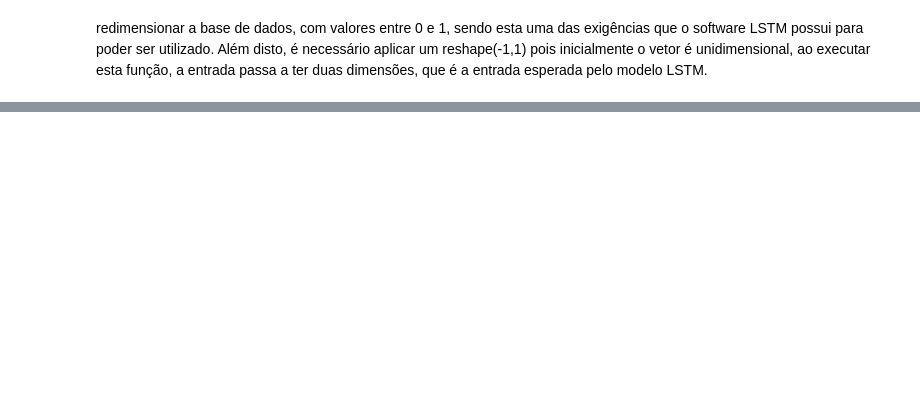
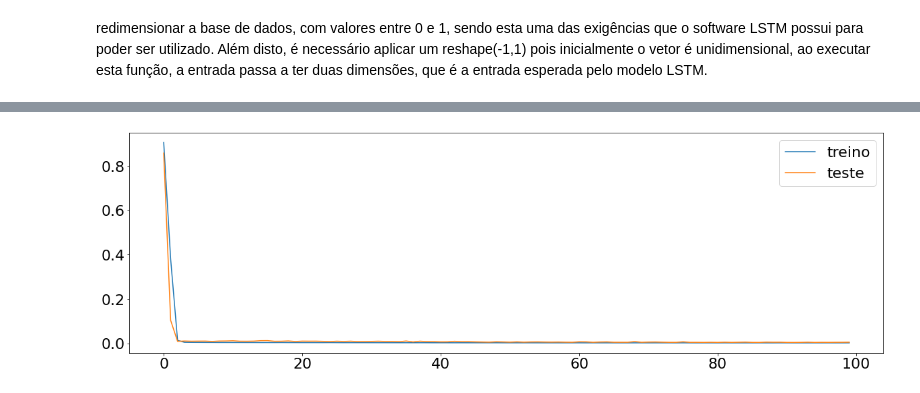
Before and after one commit to dev-marcos/LSTM-Time-Series-Analysis-of-Cryptocurrency-Prices, a Jupyter notebook: Previsao_preco_BITCOIN.ipynb, the cells around one changed output, grey strips where cells are left out. Drawn from its saved outputs; the diff is of its cells as text; code cells hidden in the pictures; blank space fills up the shorter version.

```diff
--- a/Previsao_preco_BITCOIN.ipynb
+++ b/Previsao_preco_BITCOIN.ipynb
@@ -269,0 +131,9 @@ fig.show()
+# %%
+time_step = 15
+X_train, y_train = create_dataset(train, time_step)
+X_test, y_test = create_dataset(test, time_step)
+
+print("X_train: ", X_train.shape)
+print("y_train: ", y_train.shape)
+print("X_test: ", X_test.shape)
+print("y_test", y_test.shape)
@@ -269,0 +145,6 @@ fig.show()
+# %%
+X_train =X_train.reshape(X_train.shape[0],X_train.shape[1] , 1)
+X_test = X_test.reshape(X_test.shape[0],X_test.shape[1] , 1)
+
+print("X_train: ", X_train.shape)
+print("X_test: ", X_test.shape)
@@ -269,0 +161,11 @@ fig.show()
+# %%
+model=Sequential()
+
+model.add(LSTM(10,input_shape=(None,1),activation="relu"))
+
+
+model.add(Dense(1))
+
+model.compile(loss="mean_squared_error",optimizer="adam")
+# %%
+history = model.fit(X_train,y_train,validation_data=(X_test,y_test),epochs=100,batch_size=32,verbose=1)
@@ -269,0 +190,7 @@ fig.show()
+# %%
+plt.plot(history.history['loss'])
+plt.plot(history.history['val_loss'])
+plt.legend(['treino','teste'])
+plt.show()
+# %% [output]
+[figure, added]
```
Also changed, not shown: parts of 74 cells of this notebook.
